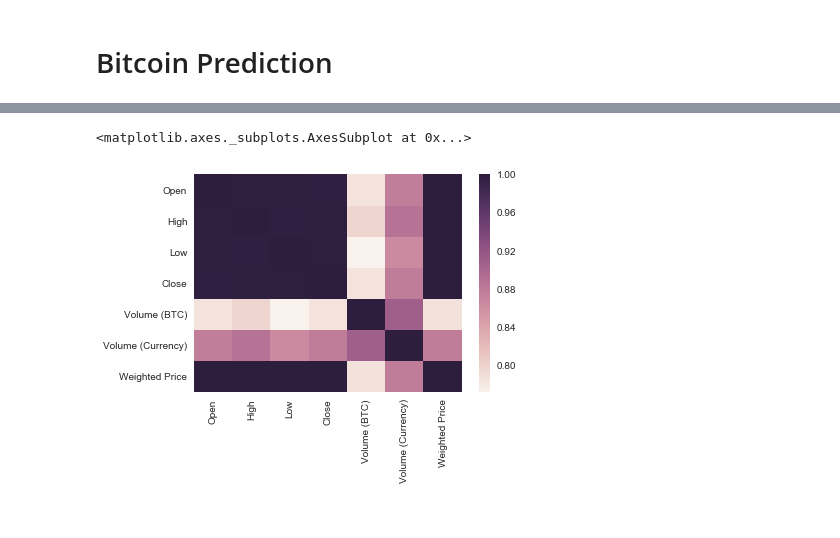
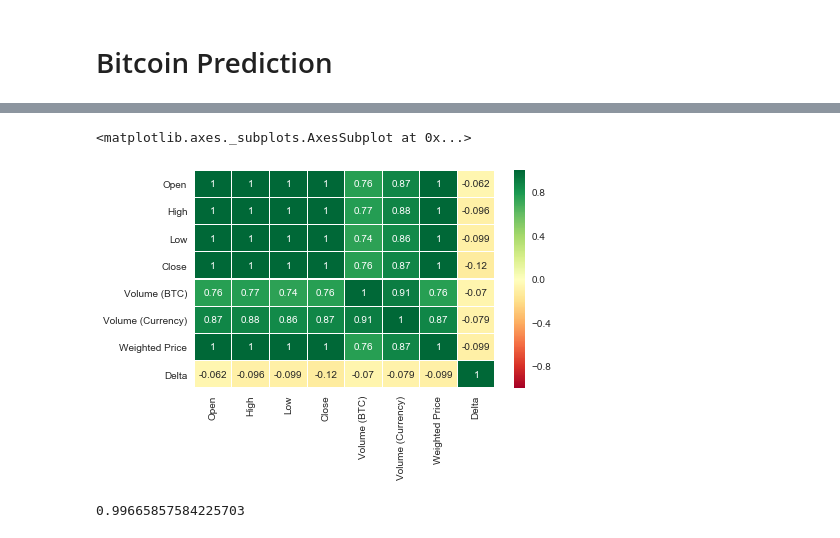
Before and after one commit to Akanta21/GA_DAT5, a Jupyter notebook: Bitcoin.ipynb, the cells around one changed output, grey strips where cells are left out. Cells and saved outputs as stored; diff of their text form; code cells hidden in the pictures.

```diff
--- a/Bitcoin.ipynb
+++ b/Bitcoin.ipynb
@@ -8,7 +8,9 @@ import quandl
 import plotly.offline as py
 import plotly.graph_objs as go
 import plotly.figure_factory as ff
+from xgboost import XGBRegressor
 py.init_notebook_mode(connected=True)
+plt.style.use('fivethirtyeight')
 # display plots in the notebook
 %matplotlib inline
 # %%
@@ -24,0 +42,3 @@ data.tail()
+# %%
+data['Delta'] = data.Open - data.Close
+data.tail()
@@ -28,7 +56,11 @@ py.iplot([btc_trace])sns.heatmap(bikes.corr())
 # %% [output]
 [interactive output not drawn]
 # %%
-sns.heatmap(data.corr())
+sns.heatmap(data.corr(), annot=True, cmap='RdYlGn', linewidths=0.1)
 # %% [output]
 <matplotlib.axes._subplots.AxesSubplot at 0x...>
-[figure, old version]
+[figure, new version]
+# %%
+data['Weighted Price'].resample('D').mean().autocorr(lag=1)
+# %% [output]
+0.99665857584225703
```
Also changed, not shown: parts of 16 cells of this notebook, 1 other file.
